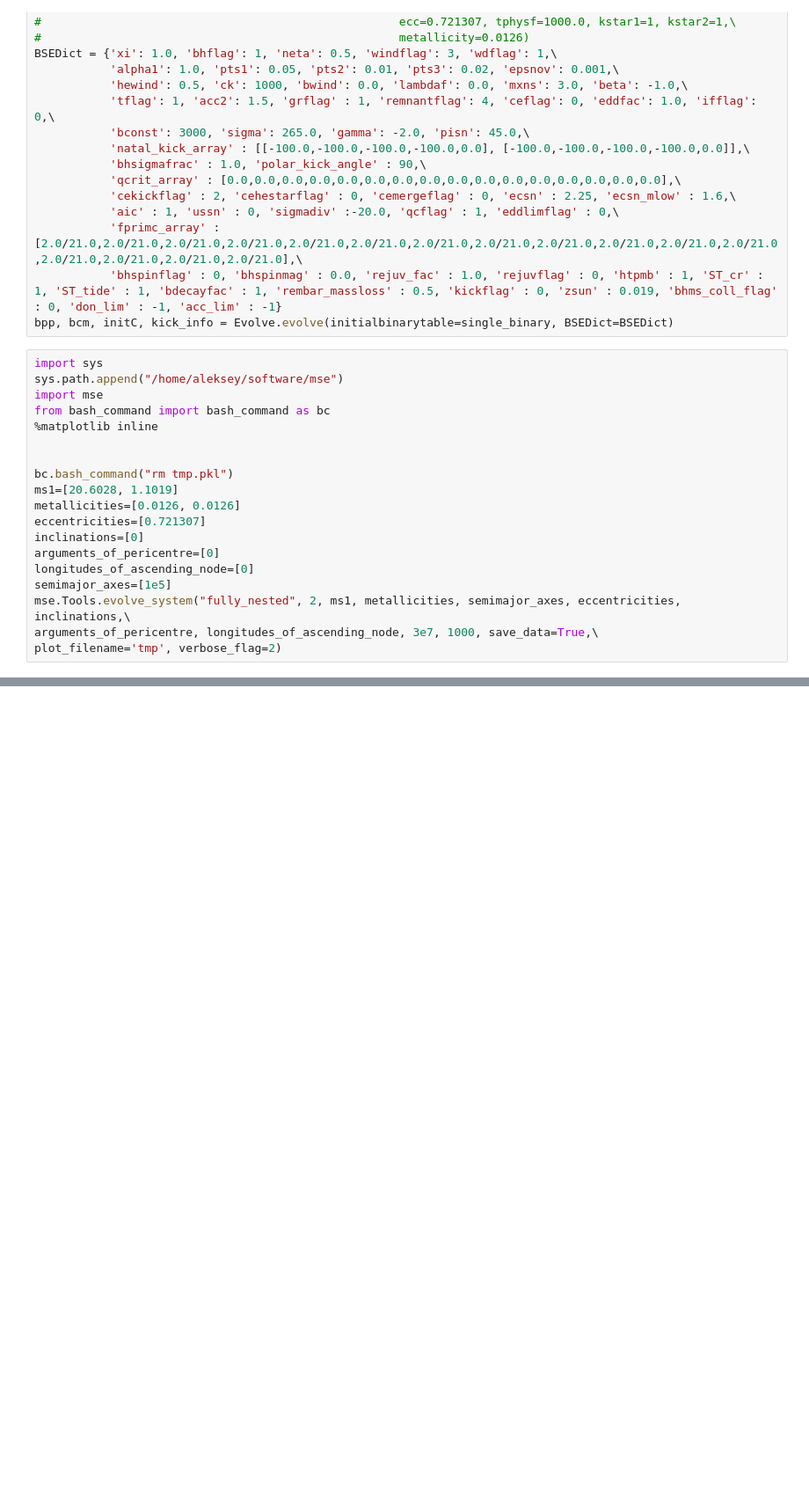
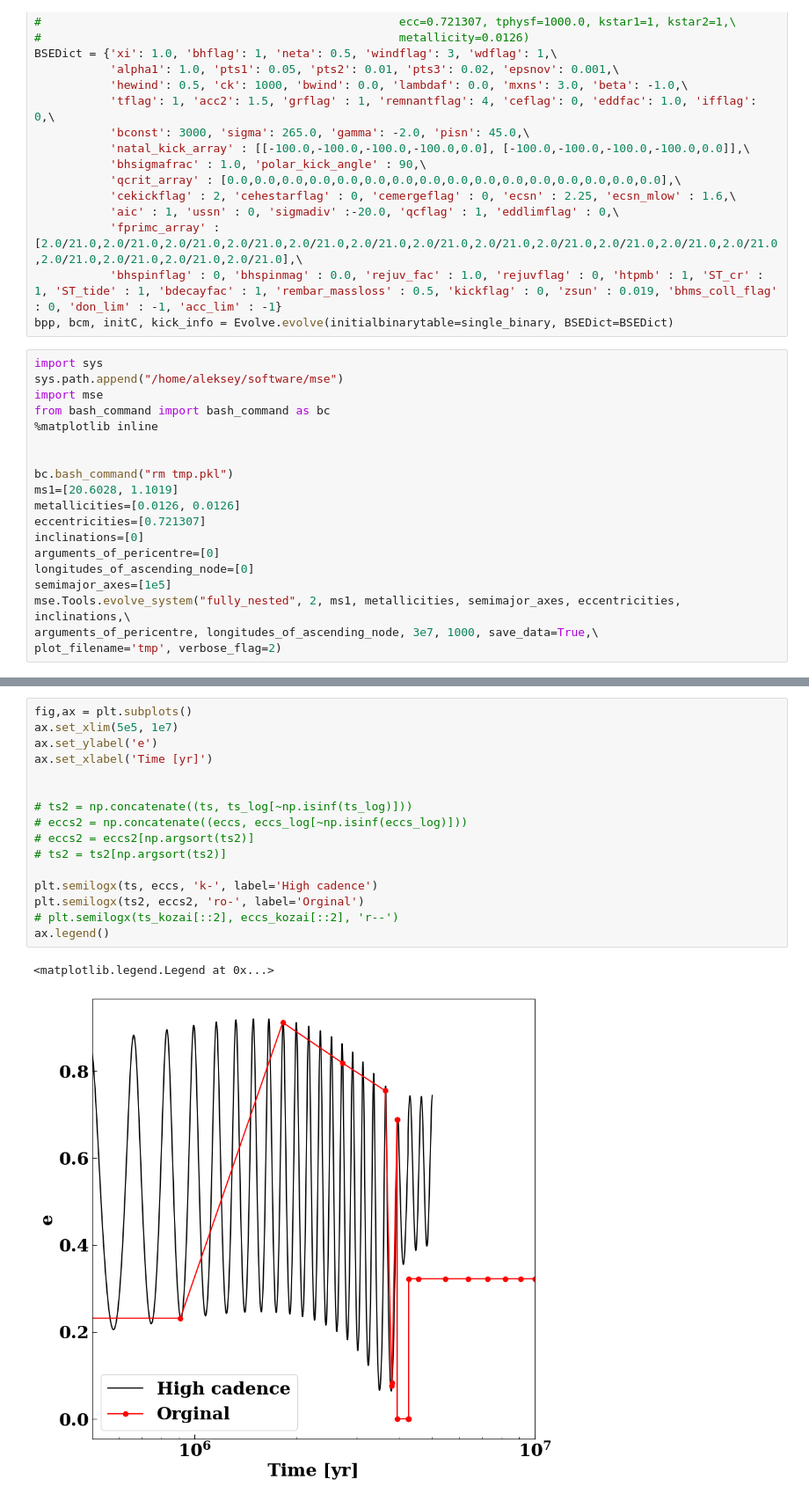
Before and after one commit to alekseygenerozov/mse, a Jupyter notebook: cosmic_mse_compare1.ipynb, the cells around one changed output, grey strips where cells are left out. Shown at 88% size. Saved outputs shown, nothing was run; the diff lists cells and outputs as text; blank space fills up the shorter version.

```diff
--- a/cosmic_mse_compare1.ipynb
+++ b/cosmic_mse_compare1.ipynb
@@ -75,0 +164,19 @@ ax.set_title("Remnant flag=4")
+# %%
+fig,ax = plt.subplots()
+ax.set_xlim(5e5, 1e7)
+ax.set_ylabel('e')
+ax.set_xlabel('Time [yr]')
+
+
+# ts2 = np.concatenate((ts, ts_log[~np.isinf(ts_log)]))
+# eccs2 = np.concatenate((eccs, eccs_log[~np.isinf(eccs_log)]))
+# eccs2 = eccs2[np.argsort(ts2)]
+# ts2 = ts2[np.argsort(ts2)]
+
+plt.semilogx(ts, eccs, 'k-', label='High cadence')
+plt.semilogx(ts2, eccs2, 'ro-', label='Orginal')
+# plt.semilogx(ts_kozai[::2], eccs_kozai[::2], 'r--')
+ax.legend()
+# %% [output]
+<matplotlib.legend.Legend at 0x...>
+[figure, added]
```
Also changed, not shown: parts of 17 cells of this notebook, 5 other files.
